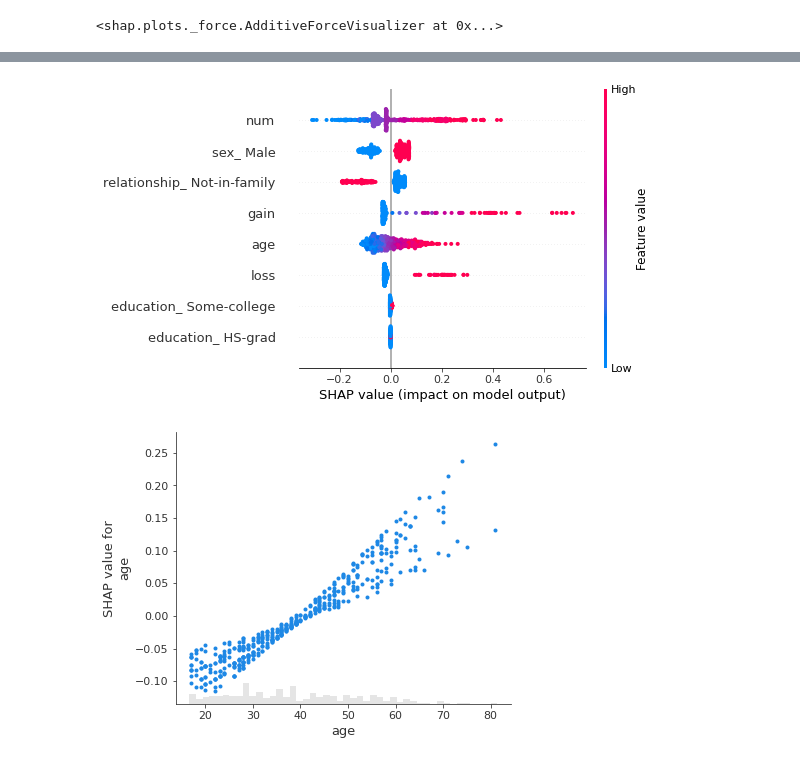
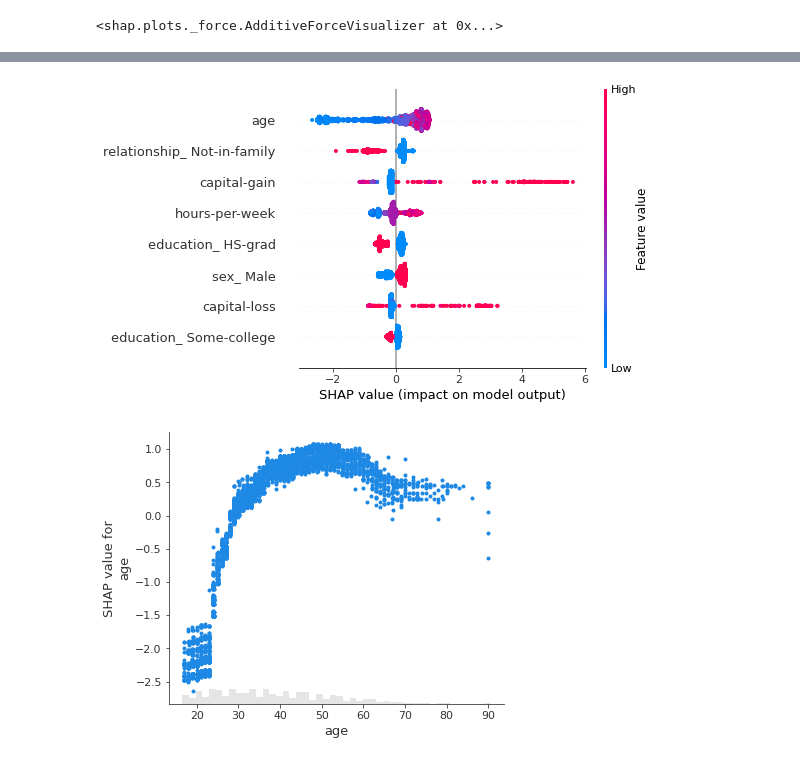
Before and after one commit to dhesse/IN-STK5000-Autumn-2022, a Jupyter notebook: nbhome/92 Shapley.ipynb, the cells around one changed output, grey strips where cells are left out. Drawn from its saved outputs; the diff is of its cells as text; code cells hidden in the pictures.

```diff
--- a/nbhome/92 Shapley.ipynb
+++ b/nbhome/92 Shapley.ipynb
@@ -74,11 +21,12 @@ del data['fnlwgt']
 feature_selector = Pipeline([('vt', VarianceThreshold(0.2*(1 - 0.2))),
                              #('skb', SelectKBest(chi2, k=10))
                             ])
-feat = ['age', 'sex', 'gain', 'loss', 'relationship', 'num', 'education', 'week']
-X = feature_selector.fit_transform(pandas.get_dummies(data[feat].iloc[:,:-1], drop_first=True), y)
+feat = ['age', 'sex', 'capital-gain', 'capital-loss', 'relationship', 'education', 'hours-per-week']
+X = feature_selector.fit_transform(pandas.get_dummies(data[feat], drop_first=True), data['target'])
 # %%
 X = pandas.DataFrame(X, columns=feature_selector.get_feature_names_out())
 X['const'] = 1
+y = data['target']
 # %%
 X.describe()
 # %% [output]
@@ -176,0 +134,3 @@ None
+# %%
+gbt = GradientBoostingClassifier().fit(X, y)
+knn = KNeighborsClassifier().fit(X, y)
@@ -250,4 +275,4 @@ for t in ['weight', 'gain', 'cover']:
 # %%
-xg_explainer = shap.Explainer(model, X)
-xg_shap_values = explainer(X.sample(500))
+gb_explainer = shap.Explainer(gbt, X)
+gb_shap_values = gb_explainer(X.sample(5_000))
 # %%
@@ -257,8 +286,8 @@ shap.plots.bar(xg_shap_values)
 # %%
-shap.summary_plot(xg_shap_values.sample(1000))
+shap.summary_plot(gb_shap_values)
 # %% [output]
-[figure, old version]
+[figure, new version]
 # %%
-shap.plots.scatter(xg_shap_values[:,"age"])
+shap.plots.scatter(gb_shap_values[:,"age"])
 # %% [output]
-[figure, old version]
+[figure, new version]
```
Also changed, not shown: parts of 49 cells of this notebook, 1 other file.
